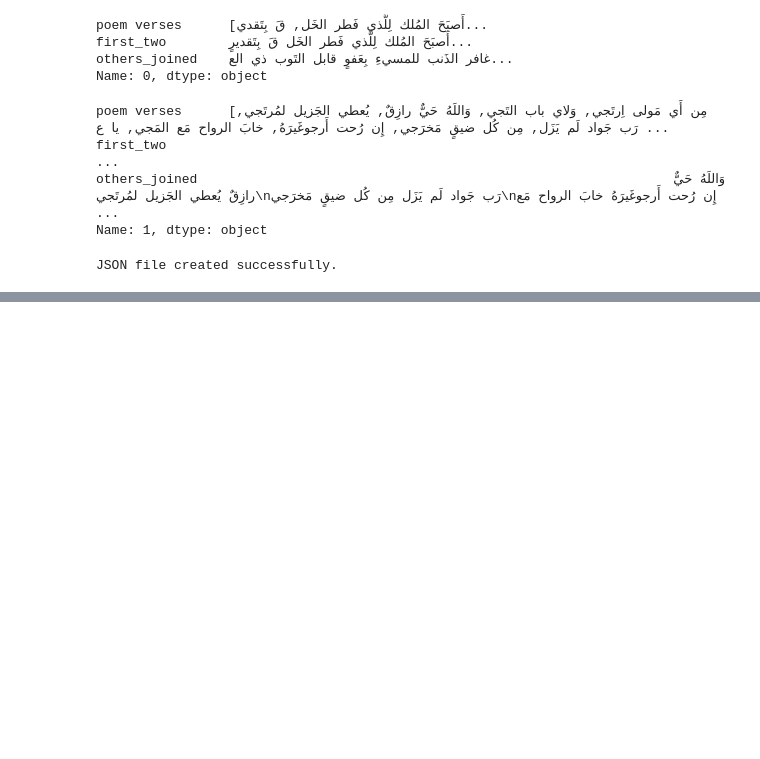
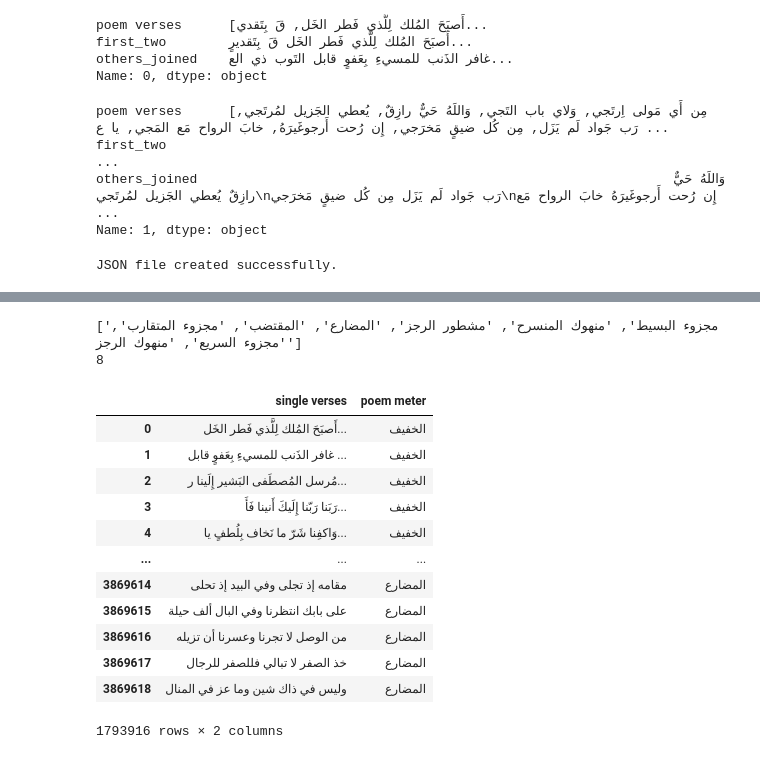
Before and after one commit to AbdulRahmanBenatia/Allam-Challenge, a Jupyter notebook: preprocess.ipynb, the cells around one changed output, grey strips where cells are left out. Saved outputs shown, nothing was run; the diff lists cells and outputs as text; code cells hidden in the pictures; blank space fills up the shorter version.

```diff
--- a/preprocess.ipynb
+++ b/preprocess.ipynb
@@ -635,0 +676,30 @@ JSON file created successfully.
+# %%
+least = []
+for meter in df_filtered['poem meter'].unique():
+    # Get the verses corresponding to the current meter
+    current_data = df_filtered[df_filtered['poem meter'] == meter]
+    if len(current_data) < 2000:
+        if not meter in least:
+            least.append(meter)
+
+print(least)
+print(len(least))
+# %% [output]
+['مجزوء البسيط', 'منهوك المنسرح', 'مشطور الرجز', 'المضارع', 'المقتضب', 'مجزوء المتقارب', 'مجزوء السريع', 'منهوك الرجز']
+8
+# %%
+df_filtered
+# %% [output]
+|  | single verses | poem meter |
+| 0 | أَصبَحَ المُلك لِلَّذي فَطر الخَل... | الخفيف |
+| 1 | غافر الذَنب للمسيءِ بِعَفوٍ قابل ... | الخفيف |
+| 2 | مُرسل المُصطَفى البَشير إِلَينا ر... | الخفيف |
+| 3 | رَبَنا رَبّنا إِلَيكَ أَنينا فَأَ... | الخفيف |
+| 4 | وَاكفِنا شَرّ ما نَخاف بِلُطفٍ يا... | الخفيف |
+| ... | ... | ... |
+| 3869614 | مقامه إذ تجلى وفي البيد إذ تحلى | المضارع |
+| 3869615 | على بابك انتظرنا وفي البال ألف حيلة | المضارع |
+| 3869616 | من الوصل لا تجرنا وعسرنا أن تزيله | المضارع |
+| 3869617 | خذ الصفر لا تبالي فللصفر للرجال | المضارع |
+| 3869618 | وليس في ذاك شين وما عز في المنال | المضارع |
+1793916 rows × 2 columns
```
Also changed, not shown: parts of 43 cells of this notebook, 3 other files.
